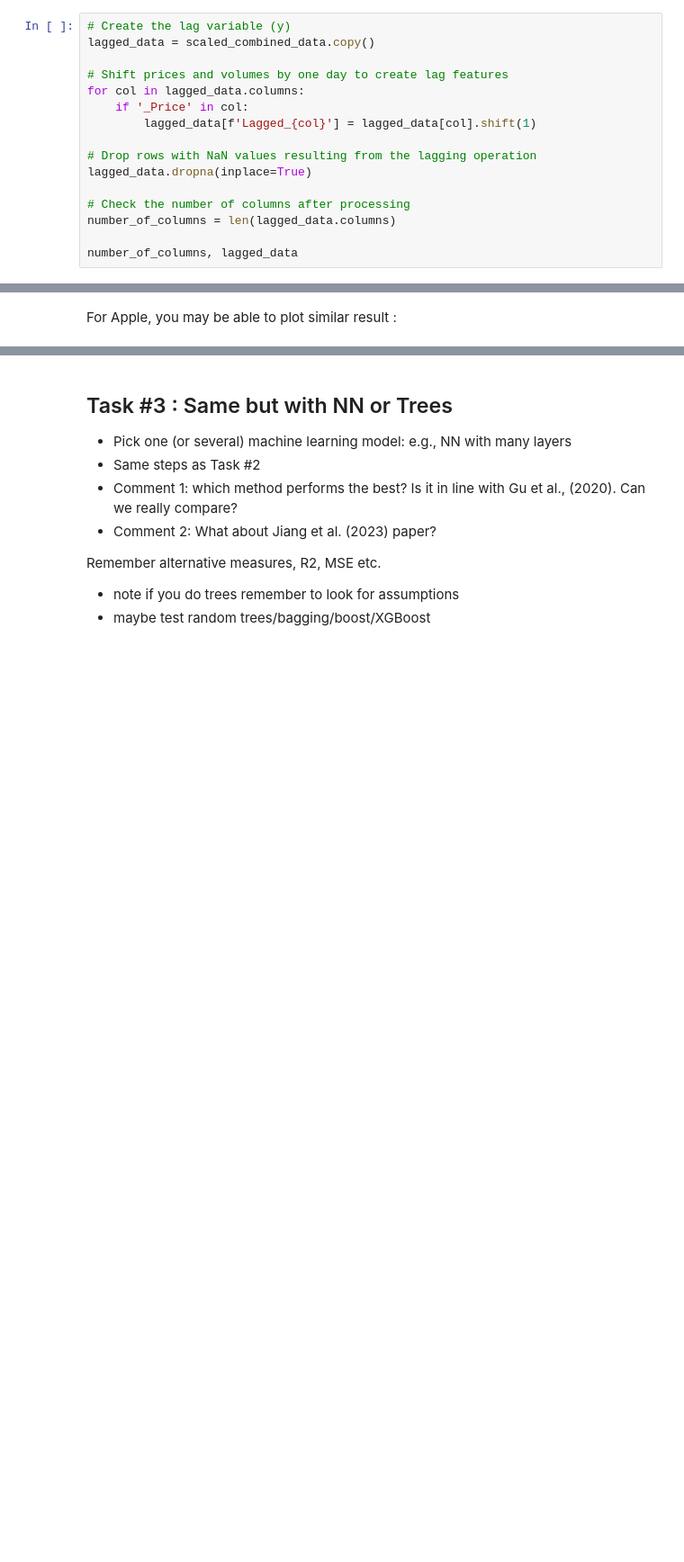
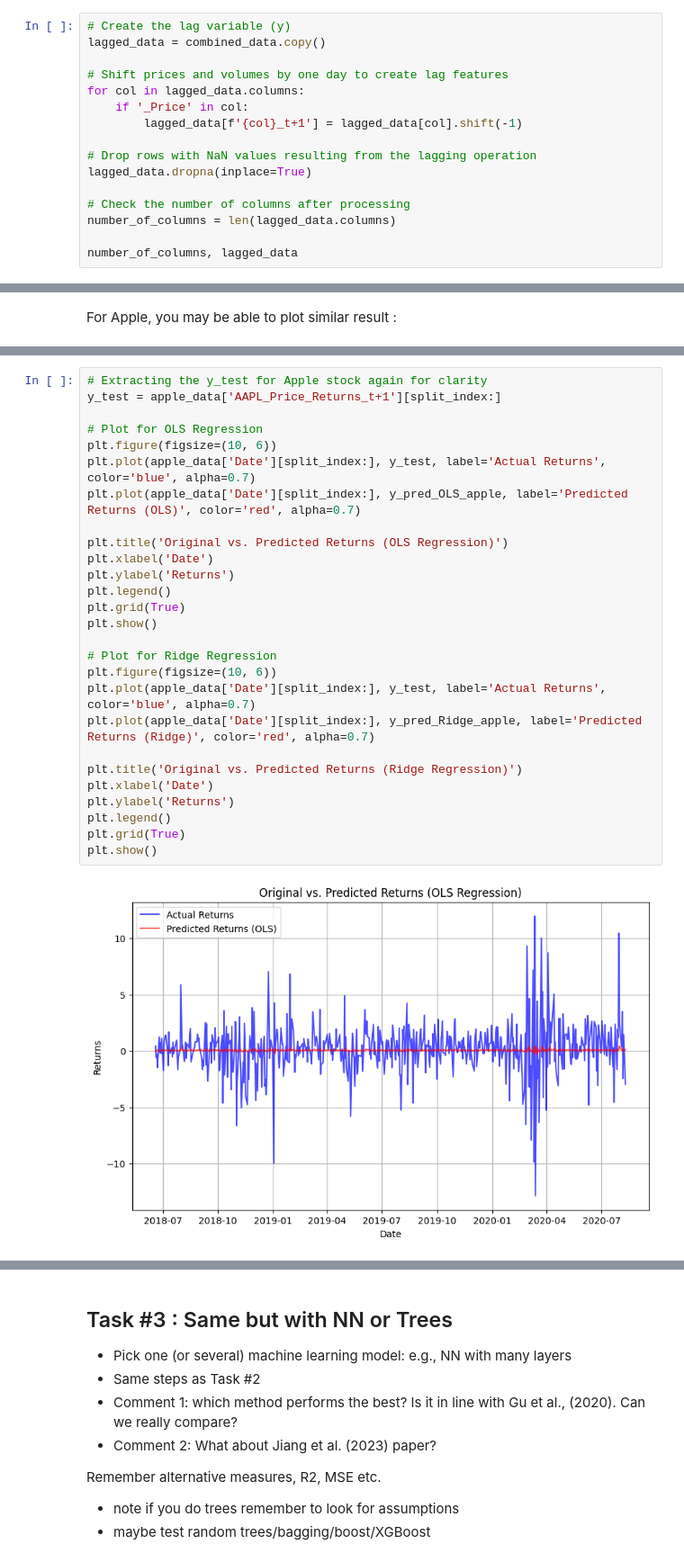
Before and after one commit to bubuzhang2002/Finance-with-Big-Data-PC-labs, a Jupyter notebook: PC labs/PC lab4.ipynb, the cells around one changed output, grey strips where cells are left out. Shown at 90% size. Saved outputs shown, nothing was run; the diff lists cells and outputs as text; blank space fills up the shorter version.

```diff
--- a/PC labs/PC lab4.ipynb
+++ b/PC labs/PC lab4.ipynb
@@ -457,12 +464,12 @@ scaled_combined_data.head()
 To do this, we need to create the target variable (price_t+1) by shifting the stock prices one period forward.
 # %%
 # Create the lag variable (y)
-lagged_data = scaled_combined_data.copy()
+lagged_data = combined_data.copy()
 
 # Shift prices and volumes by one day to create lag features
 for col in lagged_data.columns:
     if '_Price' in col:
-        lagged_data[f'Lagged_{col}'] = lagged_data[col].shift(1)
+        lagged_data[f'{col}_t+1'] = lagged_data[col].shift(-1)
 
 # Drop rows with NaN values resulting from the lagging operation
 lagged_data.dropna(inplace=True)
@@ -732,0 +721,29 @@ plot_all_stock_predictions(roos_values, scaled_data)
+# %%
+# Extracting the y_test for Apple stock again for clarity
+y_test = apple_data['AAPL_Price_Returns_t+1'][split_index:]
+
+# Plot for OLS Regression
+plt.figure(figsize=(10, 6))
+plt.plot(apple_data['Date'][split_index:], y_test, label='Actual Returns', color='blue', alpha=0.7)
+plt.plot(apple_data['Date'][split_index:], y_pred_OLS_apple, label='Predicted Returns (OLS)', color='red', alpha=0.7)
+
+plt.title('Original vs. Predicted Returns (OLS Regression)')
+plt.xlabel('Date')
+plt.ylabel('Returns')
+plt.legend()
+plt.grid(True)
+plt.show()
+
+# Plot for Ridge Regression
+plt.figure(figsize=(10, 6))
+plt.plot(apple_data['Date'][split_index:], y_test, label='Actual Returns', color='blue', alpha=0.7)
+plt.plot(apple_data['Date'][split_index:], y_pred_Ridge_apple, label='Predicted Returns (Ridge)', color='red', alpha=0.7)
+
+plt.title('Original vs. Predicted Returns (Ridge Regression)')
+plt.xlabel('Date')
+plt.ylabel('Returns')
+plt.legend()
+plt.grid(True)
+plt.show()
+# %% [output]
+[figure, added]
```
Also changed, not shown: parts of 34 cells of this notebook.
